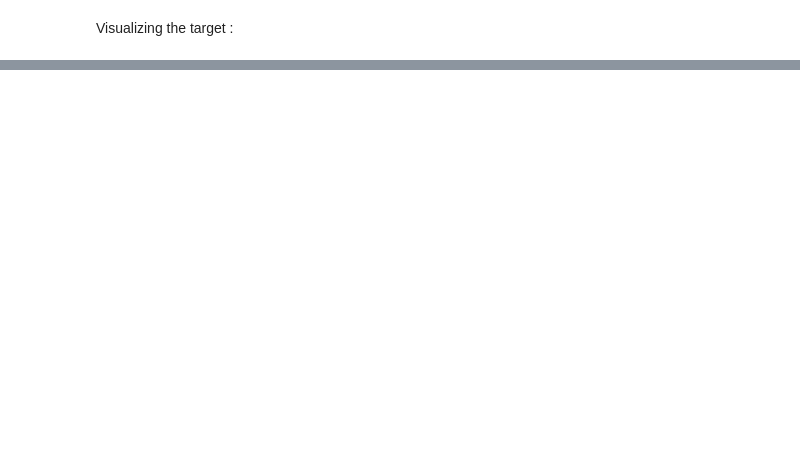
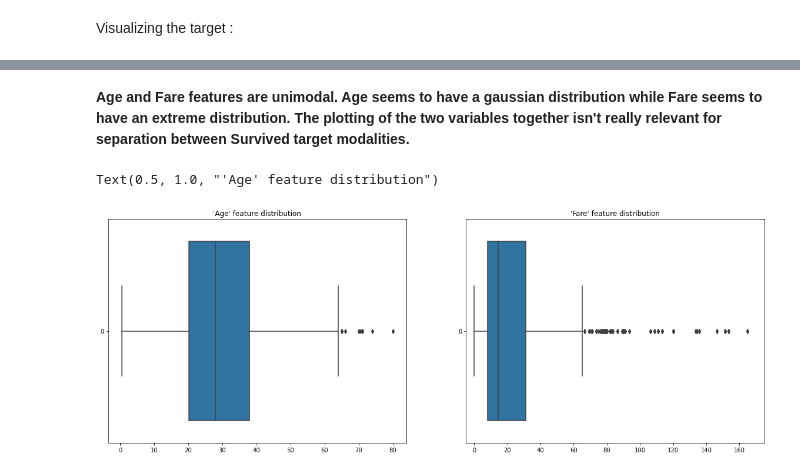
Before and after one commit to AnthonyJaquaniello/Machine_Learning, a Jupyter notebook: src/Titanic.ipynb, the cells around one changed output, grey strips where cells are left out. Cells and saved outputs as stored; diff of their text form; code cells hidden in the pictures; blank space fills up the shorter version.

```diff
--- a/src/Titanic.ipynb
+++ b/src/Titanic.ipynb
@@ -102,0 +101,16 @@ sns.pairplot(titanic, hue='survived')
+# %% [markdown]
+<strong>Age and Fare features are unimodal.</br>
+Age seems to have a gaussian distribution while Fare seems to have an extreme distribution.</br>
+The plotting of the two variables together isn't really relevant for separation between Survived target modalities.</strong>
+# %%
+figure = plt.figure(figsize=(20,7))
+age = figure.add_subplot(1,2,1)
+fare = figure.add_subplot(1,2,2)
+sns.boxplot(data=titanic['age'], orient='h', ax=age)
+sns.boxplot(data=titanic['fare'], orient='h', ax=fare)
+fare.set_xlim(-5, 175)
+fare.set_title("'Fare' feature distribution")
+age.set_title("'Age' feature distribution")
+# %% [output]
+Text(0.5, 1.0, "'Age' feature distribution")
+[figure, added]
```
Also changed, not shown: parts of 12 cells of this notebook.
